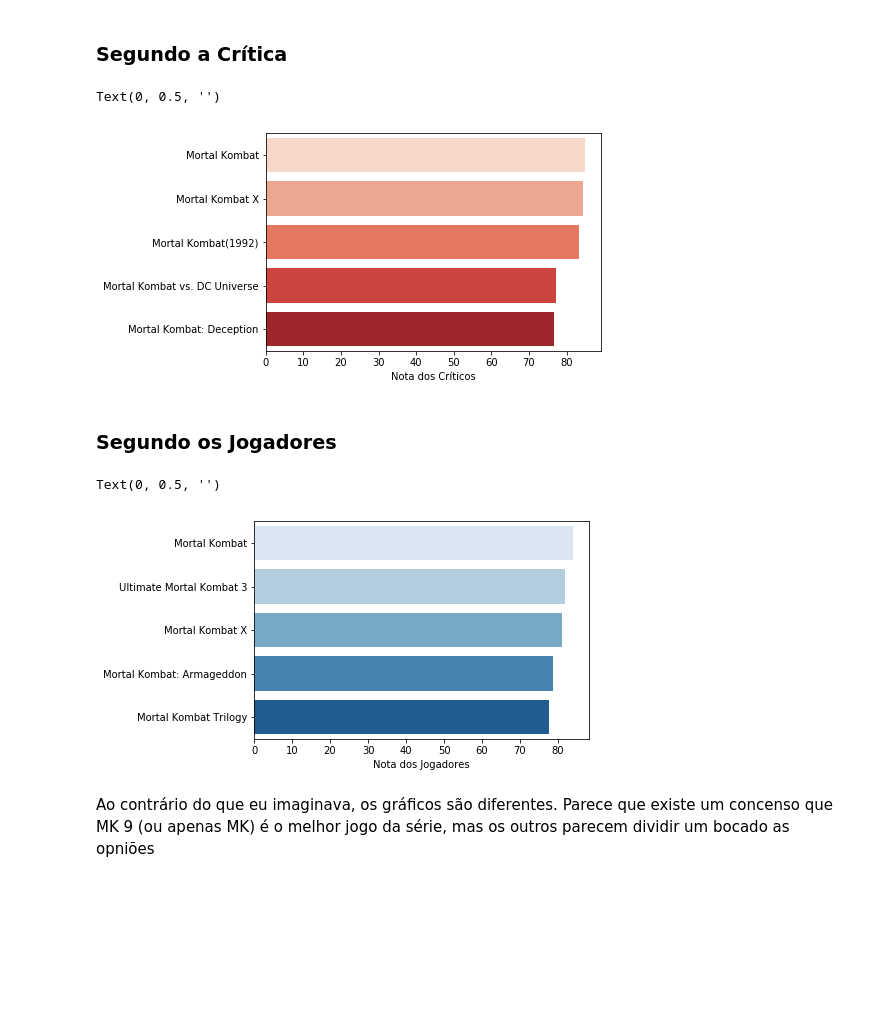
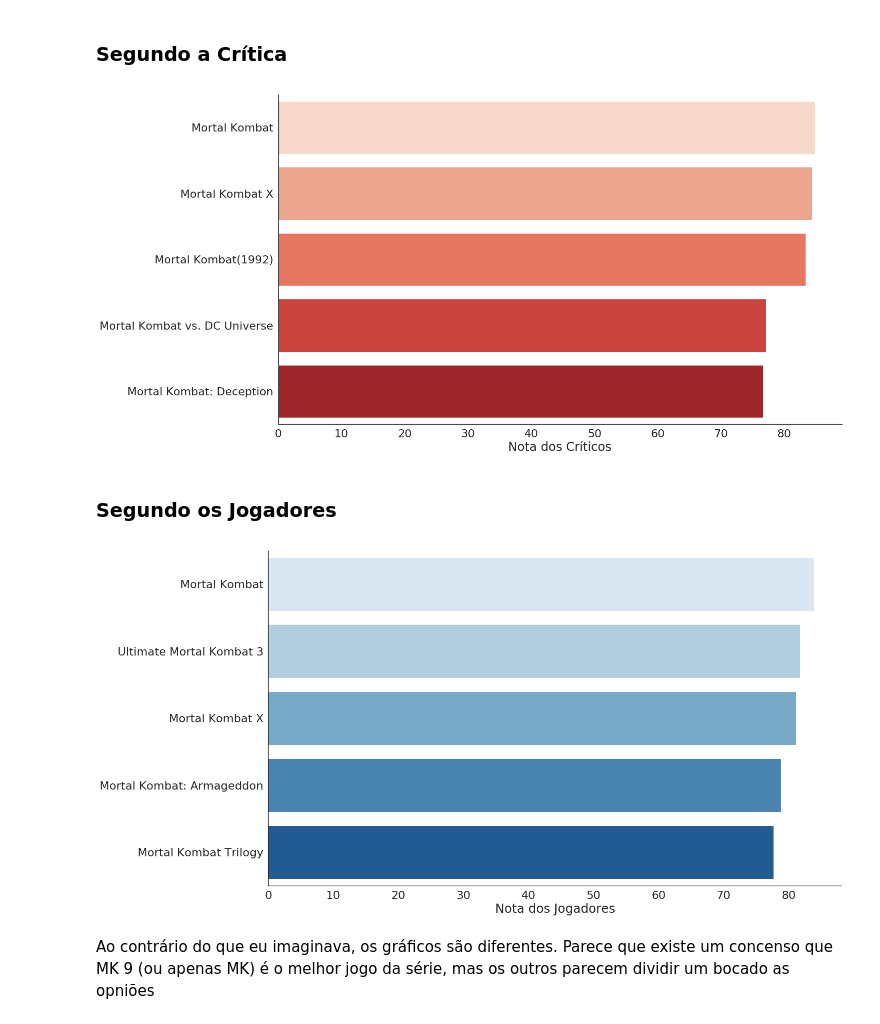
Before and after one commit to lorransr/mk_analysis, a Jupyter notebook: MK_analysis.ipynb, the cells around one changed output. Drawn from its saved outputs; the diff is of its cells as text; code cells hidden in the pictures; blank space fills up the shorter version.

```diff
--- a/MK_analysis.ipynb
+++ b/MK_analysis.ipynb
@@ -307,18 +307,22 @@ df.describe()
 # %% [markdown]
 ### Segundo a Crítica
 # %%
+plt.figure(figsize=(20,12))
+sns.set(font_scale=2,style='white')
 g =sns.barplot(data = df.sort_values("agg_rating",ascending=False).head(),
                x="agg_rating",
                y ="name",
                palette = "Reds")
 g.set_xlabel("Nota dos Críticos")
 g.set_ylabel("")
+sns.despine()
 # %% [output]
-Text(0, 0.5, '')
-[figure, old version]
+[figure, new version]
 # %% [markdown]
 ### Segundo os Jogadores
 # %%
+plt.figure(figsize=(20,12))
+sns.set(font_scale=2,style='white')
 colormap = sns.diverging_palette(220, 10, as_cmap=True)
 h = sns.barplot(data = df.sort_values("rating",ascending=False).head(),
                 x="rating",
@@ -326,7 +330,7 @@ h = sns.barplot(data = df.sort_values("rating",ascending=False).head(),
                 palette ="Blues")
 h.set_xlabel("Nota dos Jogadores")
 h.set_ylabel("")
+sns.despine()
 # %% [output]
-Text(0, 0.5, '')
-[figure, old version]
+[figure, new version]
 # %% [markdown]
```
Also changed, not shown: parts of 6 cells of this notebook.
